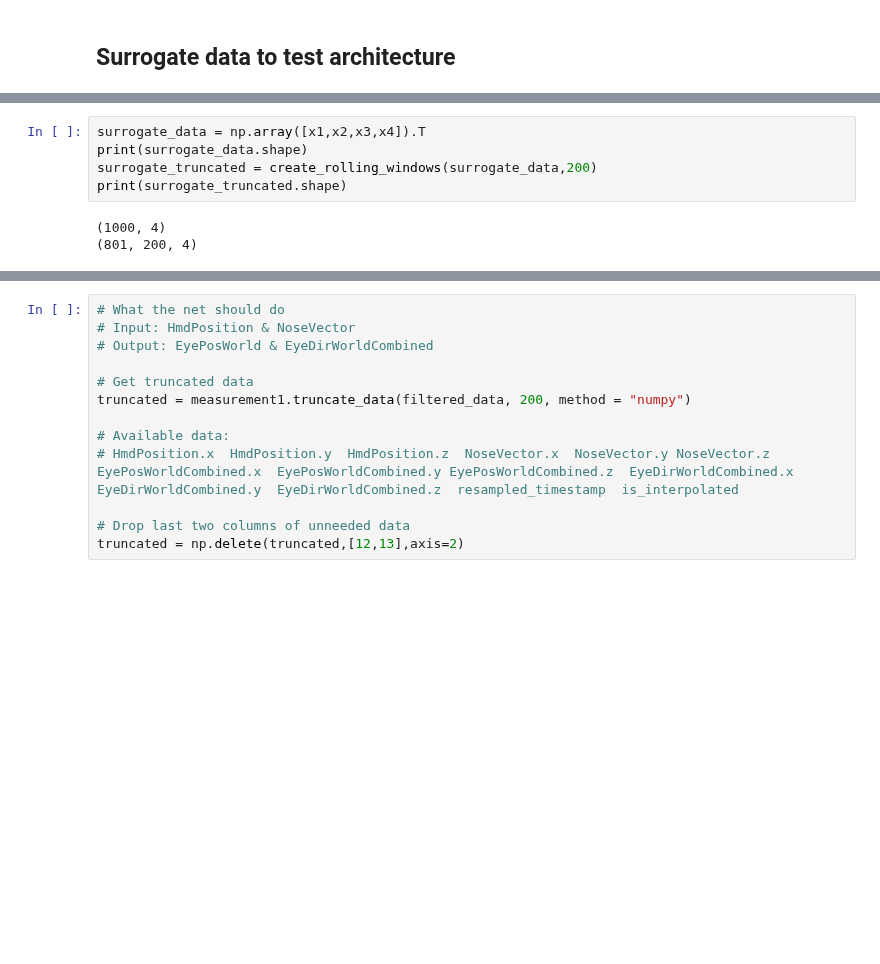
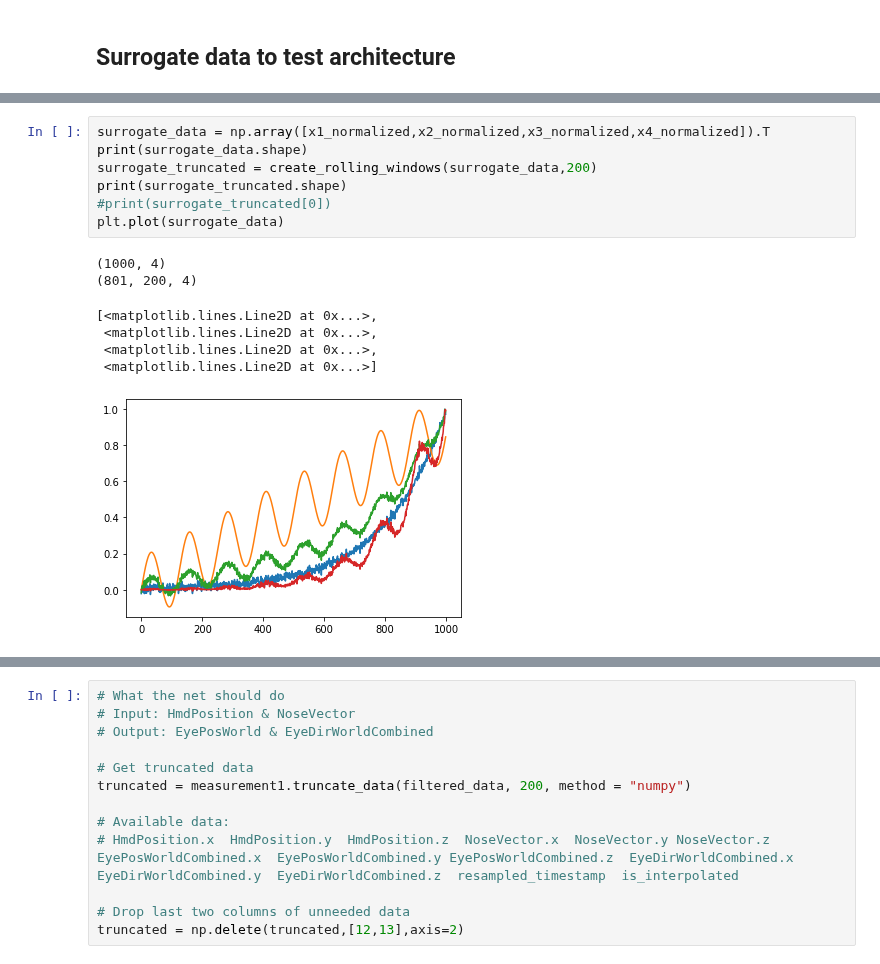
Before and after one commit to StefB4/Head2Eye, a Jupyter notebook: Seq2Seq.ipynb, the cells around one changed output, grey strips where cells are left out. Drawn from its saved outputs; the diff is of its cells as text; blank space fills up the shorter version.

```diff
--- a/Seq2Seq.ipynb
+++ b/Seq2Seq.ipynb
@@ -194,10 +212,17 @@ plt.show()
 # %%
-surrogate_data = np.array([x1,x2,x3,x4]).T
+surrogate_data = np.array([x1_normalized,x2_normalized,x3_normalized,x4_normalized]).T
 print(surrogate_data.shape)
 surrogate_truncated = create_rolling_windows(surrogate_data,200)
 print(surrogate_truncated.shape)
+#print(surrogate_truncated[0])
+plt.plot(surrogate_data)
 # %% [output]
 (1000, 4)
 (801, 200, 4)
+[<matplotlib.lines.Line2D at 0x...>,
+ <matplotlib.lines.Line2D at 0x...>,
+ <matplotlib.lines.Line2D at 0x...>,
+ <matplotlib.lines.Line2D at 0x...>]
+[figure, added]
 # %%
 # Find max(abs(value))
```
Also changed, not shown: parts of 12 cells of this notebook.
